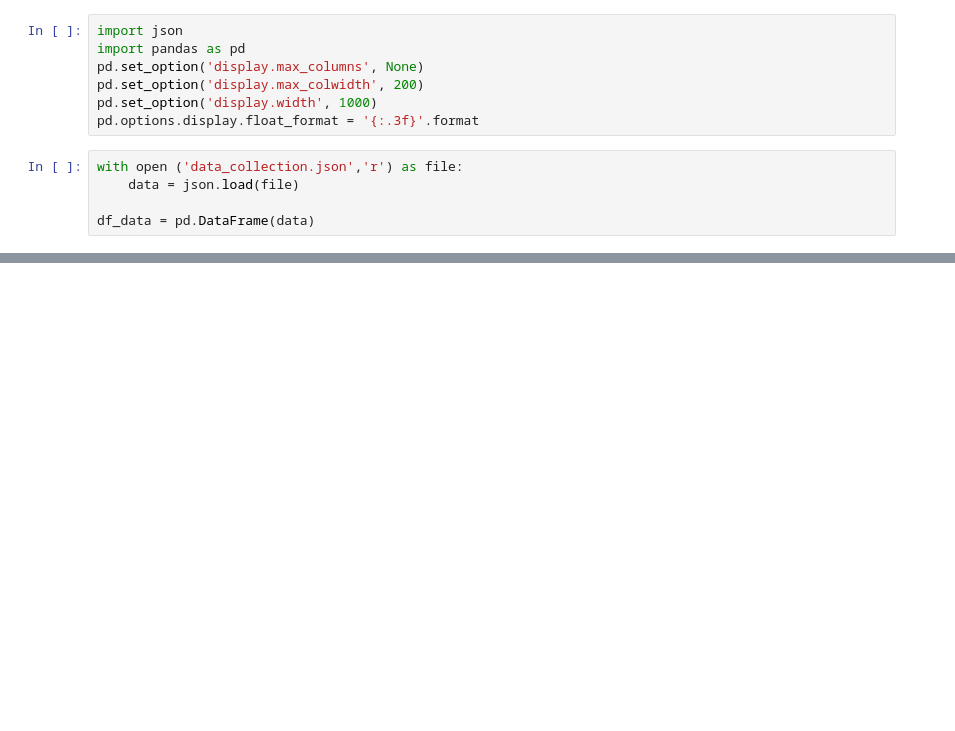
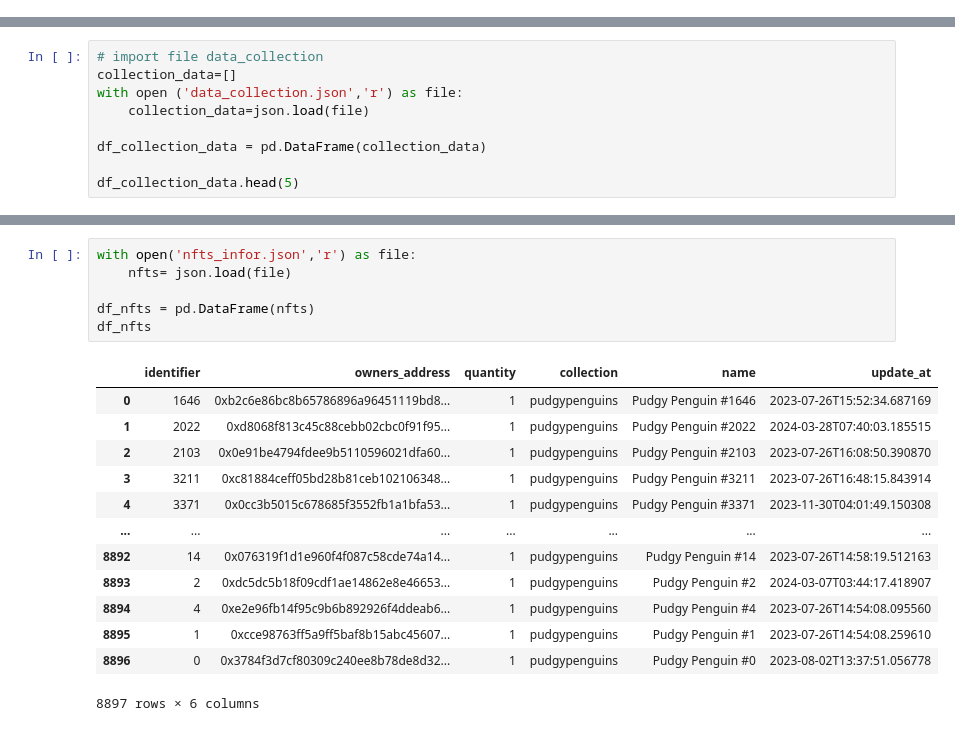
Before and after one commit to kanhnguyxn/DA, a Jupyter notebook: xuly.ipynb, the cells around one changed output, grey strips where cells are left out. Drawn from its saved outputs; the diff is of its cells as text; blank space fills up the shorter version.

```diff
--- a/xuly.ipynb
+++ b/xuly.ipynb
@@ -1,12 +0,0 @@
-# %%
-import json
-import pandas as pd
-pd.set_option('display.max_columns', None)
-pd.set_option('display.max_colwidth', 200)
-pd.set_option('display.width', 1000)
-pd.options.display.float_format = '{:.3f}'.format
-# %%
-with open ('data_collection.json','r') as file:
-    data = json.load(file)
-
-df_data = pd.DataFrame(data)
@@ -309,0 +8,9 @@ df_data
+# %%
+# import file data_collection
+collection_data=[]
+with open ('data_collection.json','r') as file:
+    collection_data=json.load(file)
+
+df_collection_data = pd.DataFrame(collection_data)
+
+df_collection_data.head(5)
@@ -309,0 +24,20 @@ df_data
+# %%
+with open('nfts_infor.json','r') as file:
+    nfts= json.load(file)
+
+df_nfts = pd.DataFrame(nfts)
+df_nfts
+# %% [output]
+|  | identifier | owners_address | quantity | collection | name | update_at |
+| 0 | 1646 | 0xb2c6e86bc8b65786896a96451119bd8... | 1 | pudgypenguins | Pudgy Penguin #1646 | 2023-07-26T15:52:34.687169 |
+| 1 | 2022 | 0xd8068f813c45c88cebb02cbc0f91f95... | 1 | pudgypenguins | Pudgy Penguin #2022 | 2024-03-28T07:40:03.185515 |
+| 2 | 2103 | 0x0e91be4794fdee9b5110596021dfa60... | 1 | pudgypenguins | Pudgy Penguin #2103 | 2023-07-26T16:08:50.390870 |
+| 3 | 3211 | 0xc81884ceff05bd28b81ceb102106348... | 1 | pudgypenguins | Pudgy Penguin #3211 | 2023-07-26T16:48:15.843914 |
+| 4 | 3371 | 0x0cc3b5015c678685f3552fb1a1bfa53... | 1 | pudgypenguins | Pudgy Penguin #3371 | 2023-11-30T04:01:49.150308 |
+| ... | ... | ... | ... | ... | ... | ... |
+| 8892 | 14 | 0x076319f1d1e960f4f087c58cde74a14... | 1 | pudgypenguins | Pudgy Penguin #14 | 2023-07-26T14:58:19.512163 |
+| 8893 | 2 | 0xdc5dc5b18f09cdf1ae14862e8e46653... | 1 | pudgypenguins | Pudgy Penguin #2 | 2024-03-07T03:44:17.418907 |
+| 8894 | 4 | 0xe2e96fb14f95c9b6b892926f4ddeab6... | 1 | pudgypenguins | Pudgy Penguin #4 | 2023-07-26T14:54:08.095560 |
+| 8895 | 1 | 0xcce98763ff5a9ff5baf8b15abc45607... | 1 | pudgypenguins | Pudgy Penguin #1 | 2023-07-26T14:54:08.259610 |
+| 8896 | 0 | 0x3784f3d7cf80309c240ee8b78de8d32... | 1 | pudgypenguins | Pudgy Penguin #0 | 2023-08-02T13:37:51.056778 |
+8897 rows × 6 columns
```
Also changed, not shown: parts of 57 cells of this notebook, 2 other files.
